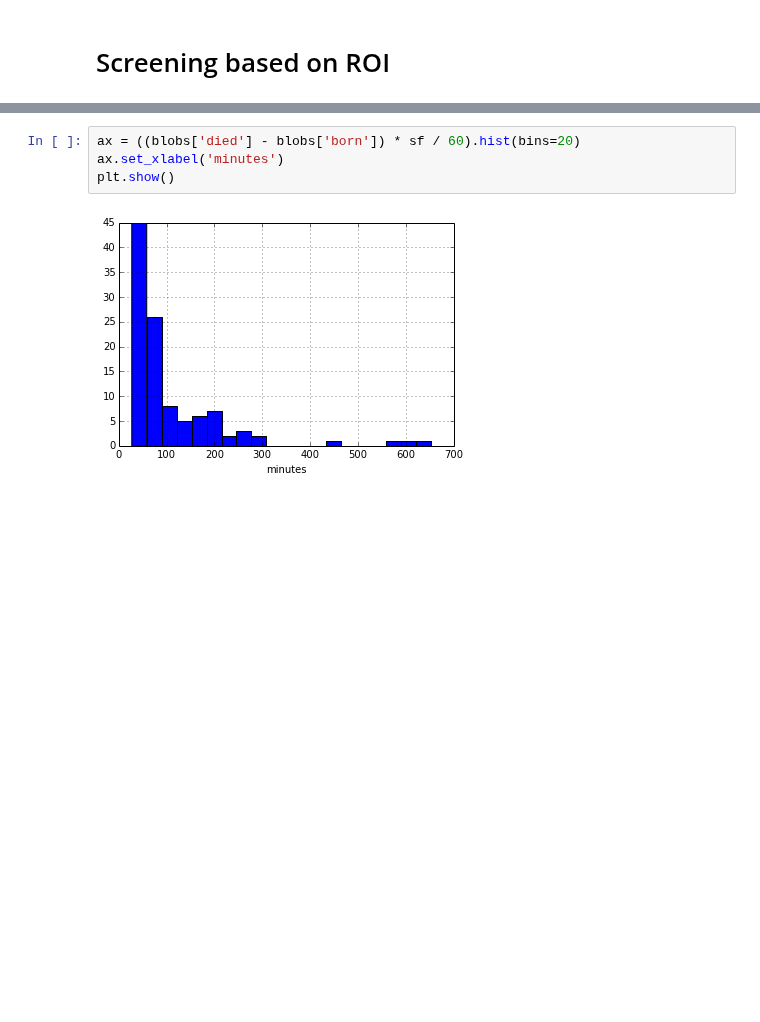
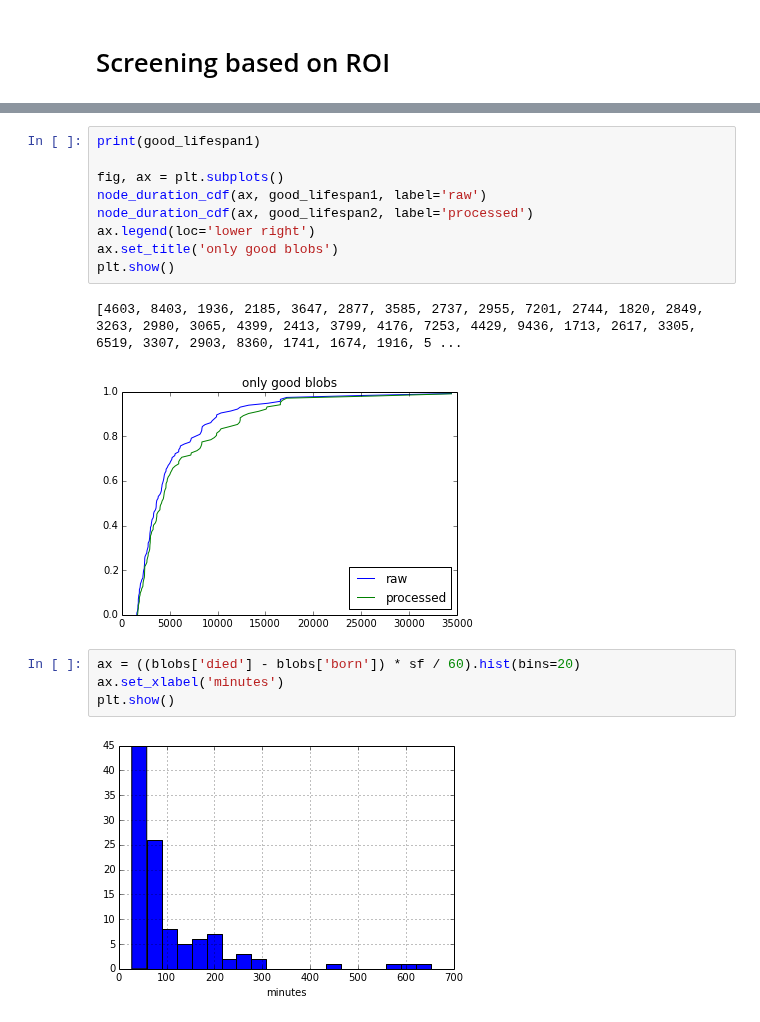
Before and after one commit to amarallab/waldo, a Jupyter notebook: workbooks/beyond_collisions.ipynb, the cells around one changed output, grey strips where cells are left out. Drawn from its saved outputs; the diff is of its cells as text; blank space fills up the shorter version.

```diff
--- a/workbooks/beyond_collisions.ipynb
+++ b/workbooks/beyond_collisions.ipynb
@@ -302,3 +250,15 @@ print(len(out), 'out')
+# %%
+print(good_lifespan1)
+
+fig, ax = plt.subplots()
+node_duration_cdf(ax, good_lifespan1, label='raw')
+node_duration_cdf(ax, good_lifespan2, label='processed')
+ax.legend(loc='lower right')
+ax.set_title('only good blobs')
+plt.show()
+# %% [output]
+[4603, 8403, 1936, 2185, 3647, 2877, 3585, 2737, 2955, 7201, 2744, 1820, 2849, 3263, 2980, 3065, 4399, 2413, 3799, 4176, 7253, 4429, 9436, 1713, 2617, 3305, 6519, 3307, 2903, 8360, 1741, 1674, 1916, 5 ...
+[figure, added]
 # %%
 ax = ((blobs['died'] - blobs['born']) * sf / 60).hist(bins=20)
 ax.set_xlabel('minutes')
```
Also changed, not shown: parts of 22 cells of this notebook, 8 other files.
